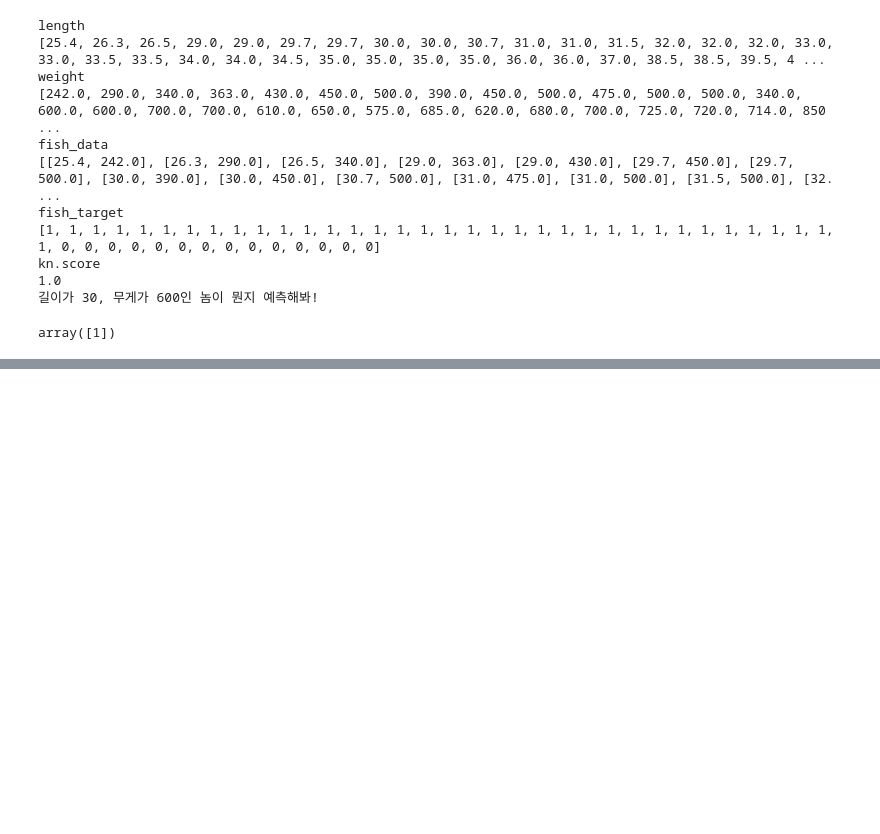
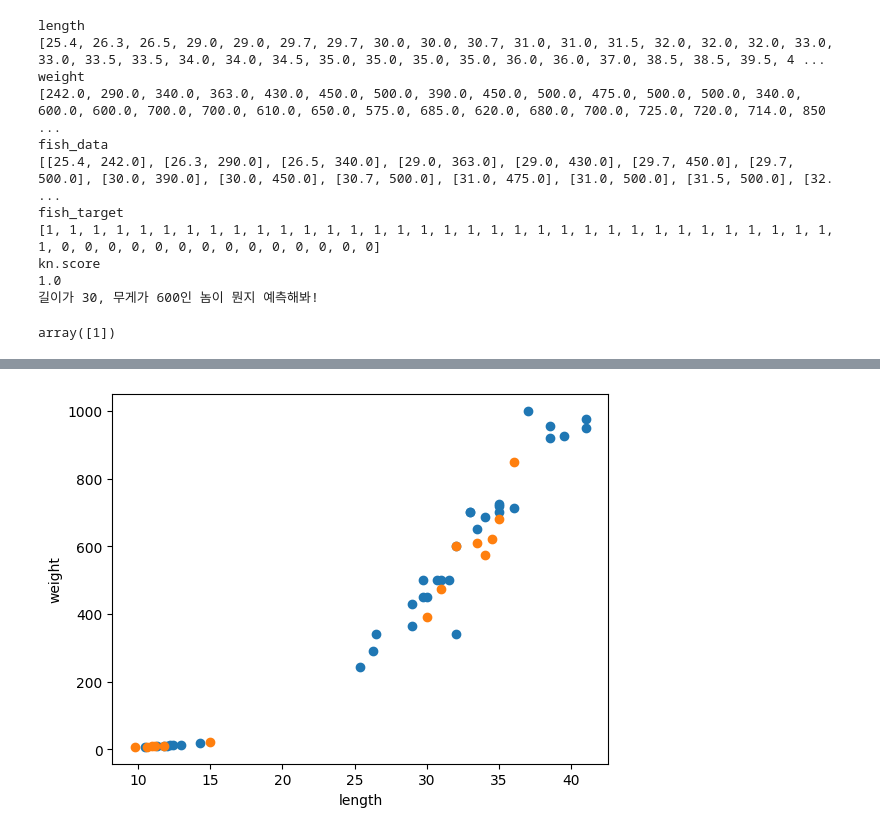
Before and after one commit to msab2170/machine-learning-basic, a Jupyter notebook: Hello_Python.ipynb, the cells around one changed output, grey strips where cells are left out. Drawn from its saved outputs; the diff is of its cells as text; code cells hidden in the pictures; blank space fills up the shorter version.

```diff
--- a/Hello_Python.ipynb
+++ b/Hello_Python.ipynb
@@ -115,3 +115,79 @@ kn.score
 1.0
 길이가 30, 무게가 600인 놈이 뭔지 예측해봐!
 array([1])
+# %%
+fish_length = [25.4, 26.3, 26.5, 29.0, 29.0, 29.7, 29.7, 30.0, 30.0, 30.7, 31.0, 31.0,
+                31.5, 32.0, 32.0, 32.0, 33.0, 33.0, 33.5, 33.5, 34.0, 34.0, 34.5, 35.0,
+                35.0, 35.0, 35.0, 36.0, 36.0, 37.0, 38.5, 38.5, 39.5, 41.0, 41.0, 9.8,
+                10.5, 10.6, 11.0, 11.2, 11.3, 11.8, 11.8, 12.0, 12.2, 12.4, 13.0, 14.3, 15.0]
+fish_weight = [242.0, 290.0, 340.0, 363.0, 430.0, 450.0, 500.0, 390.0, 450.0, 500.0, 475.0, 500.0,
+                500.0, 340.0, 600.0, 600.0, 700.0, 700.0, 610.0, 650.0, 575.0, 685.0, 620.0, 680.0,
+                700.0, 725.0, 720.0, 714.0, 850.0, 1000.0, 920.0, 955.0, 925.0, 975.0, 950.0, 6.7,
+                7.5, 7.0, 9.7, 9.8, 8.7, 10.0, 9.9, 9.8, 12.2, 13.4, 12.2, 19.7, 19.9]
+
+fish_data = [[l, w] for l, w in zip(fish_length, fish_weight)]
+fish_target = [1]*35 + [0]*14
+
+# 도미 35마리와 빙어 14마리로 전체 49개의 샘플이 있고, 길이와 무게 2개의 특성을 갖는다.
+# 도미인 처음 35개 데이터를 훈련세트로, 나머지 14개(빙어)를 테스트 세트로 이용해보도록 하자
+
+from sklearn.neighbors import KNeighborsClassifier
+kn = KNeighborsClassifier()
+
+# 슬라이싱 [0:35] -> 인덱스 0부터 35 전까지(35는 미포함) 데이터를 리턴
+# 시작 인덱스가 0인 경우 생략 가능 [:35]
+# 마찬가지로 뒤가 마지막 인덱스인 경우 생략 가능 [35:]
+
+train_input = fish_data[:35] # 1~35 데이터 인덱스로는 0~34
+train_target = fish_target[:35]
+
+test_input = fish_data[35:] # 36~49 데이터 인덱스로는 35~48
+test_target = fish_target[35:]
+
+kn = kn.fit(train_input, train_target)
+kn.score(test_input, test_target)
+
+# 결과인 정확도가 0.0이 나온다....
+# 너무 당연하다 도미 데이터만 훈련시켰기때문에 빙어데이터와 구분할 수 있는 방법이 학습되지 않았기 때문이다.
+
+# 넘파이를 배울 타이밍 - 파이썬의 대표적인 배열 라이브러리
+import numpy as np
+
+input_arr = np.array(fish_data)
+target_arr = np.array(fish_target)
+
+print(input_arr)
+
+print(input_arr.shape) #(샘플수, 특성 수) 출력
+
+# index를 랜덤하게 돌려 편향성이 없으면서도 도미와 빙어가 골고루 들어갈 수 있도록 test set를 분리한다.
+np.random.seed(42)
+index = np.arange(49)
+np.random.shuffle(index)
+
+train_input = input_arr[index[:35]]
+train_target = target_arr[index[:35]]
+
+test_input = input_arr[index[35:]]
+test_target = target_arr[index[35:]]
+
+# 산점도를 그려 골고루 분리가 되었는지 확인해 본다.
+import matplotlib.pyplot as plt
+plt.scatter(train_input[:,0], train_input[:,1])
+plt.scatter(test_input[:,0], test_input[:,1])
+plt.xlabel('length')
+plt.ylabel('weight')
+plt.show()
+
+# 새로 만든 데이터를 다시 학습시킨다
+kn = kn.fit(train_input, train_target)
+kn.score(test_input, test_target)
+# 정확도는 1.0! 어디한번 테스트 세트를 돌려보자!
+
+
+print('test_input')
+print(kn.predict(test_input))
+
+print('test data')
+print(test_target)
+# %% [output]
@@ -117,0 +211 @@ array([1])
+[figure, added]
```
Also changed, not shown: parts of 1 cell of this notebook.
